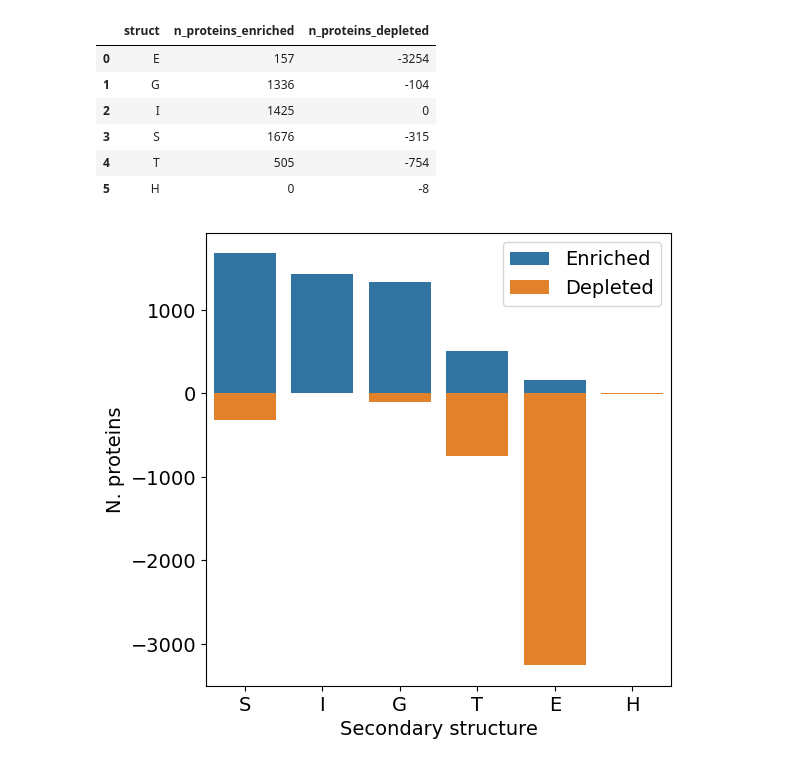
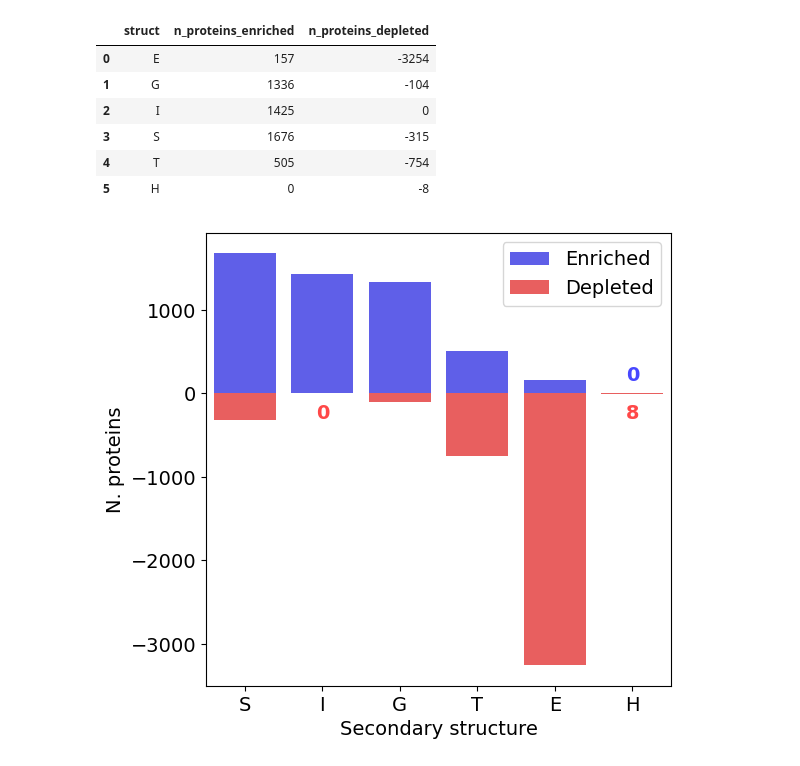
Before and after one commit to fburic/protein-mgem, a Jupyter notebook: results/20211223_182228/attention_and_secondary_structure.ipynb, the cells around one changed output. Saved outputs shown, nothing was run; the diff lists cells and outputs as text; code cells hidden in the pictures.

Commit message:
fig: Tweak palette

```diff
--- a/results/20211223_182228/attention_and_secondary_structure.ipynb
+++ b/results/20211223_182228/attention_and_secondary_structure.ipynb
@@ -339,40 +340,44 @@ enriched_and_depleted_counts
 | 5 | H | 0 | -8 |
 # %%
 plt.figure(dpi=100, figsize=(6, 6))
+
+palette = sns.color_palette('bwr')
 
 g_e = sns.barplot(
     data = enriched_and_depleted_counts,
     x = 'struct',
     y = 'n_proteins_enriched',
-    color = 'C0',
+    color = palette[0],
     order = list('SIGTEH'),
     label = 'Enriched'
 )
 
 g_d = sns.barplot(
     data = enriched_and_depleted_counts,
     x = 'struct',
     y = 'n_proteins_depleted',
-    color = 'C1',
+    color = palette[-1],
     order = list('SIGTEH'),
     label = 'Depleted'
 )
 
 # for container in g_e.containers:
 #     g_e.bar_label(container)
 
 # for container in g_d.containers:
 #     g_d.bar_label(container)
 
 plt.legend()
 
 plt.xlabel('Secondary structure')
 plt.ylabel('N. proteins')
 
-# plt.yticks([])
+plt.annotate('0', xy=(0.92, -300), color=palette[-1], fontweight='bold')
+plt.annotate('8', xy=(4.92, -300), color=palette[-1], fontweight='bold')
+plt.annotate('0', xy=(4.92, 150),  color=palette[0], fontweight='bold')
 
 plt.savefig('signif_secondary_structure_counts.pdf')
 # %% [output]
-[figure, old version]
+[figure, new version]
 # %%
 enriched_and_depleted_counts.to_csv('att_secondary_struct_enriched_and_depleted_counts.csv', index=False)
```
Also changed, not shown: parts of 1 cell of this notebook, 2 other files.
